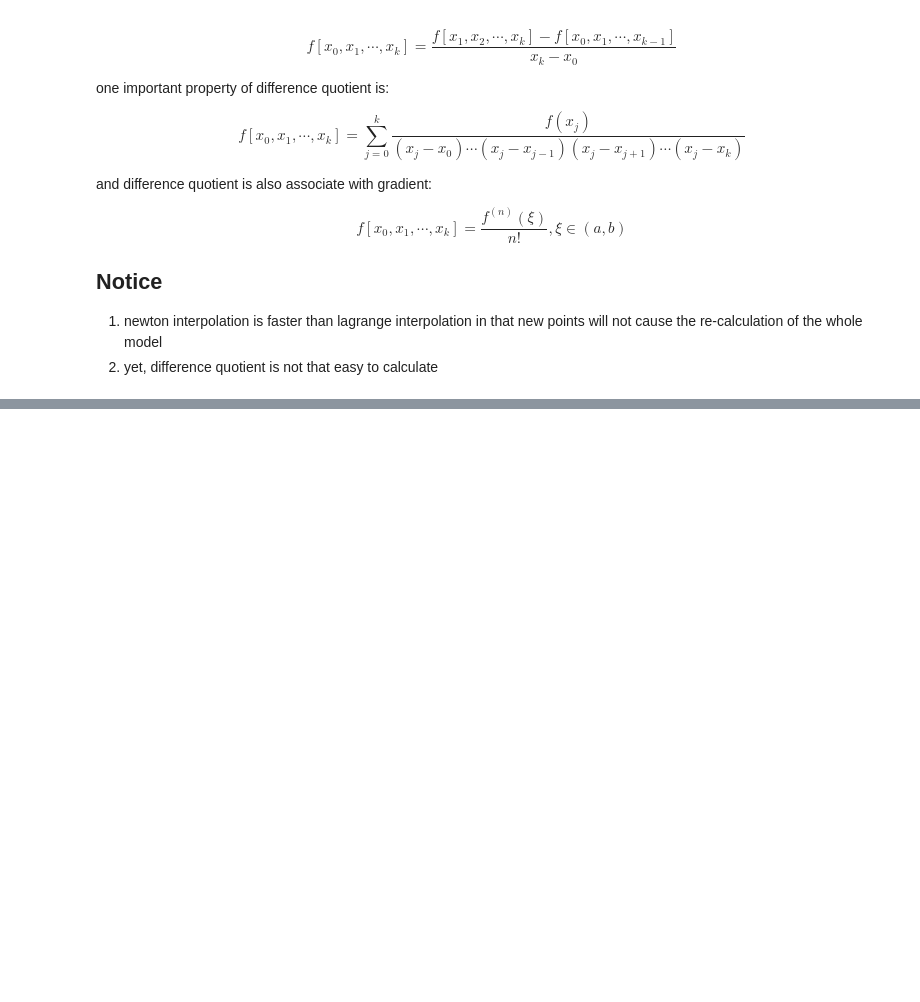
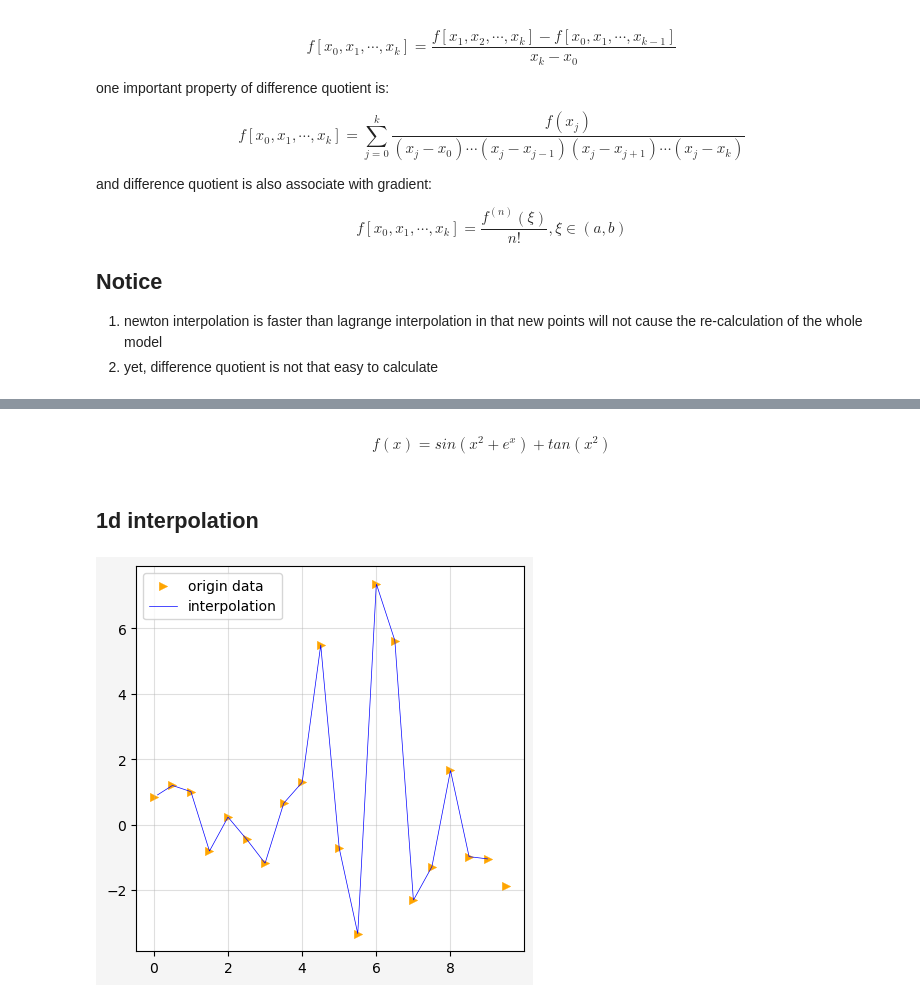
Before and after one commit to ChauserMondieu/machine_learning, a Jupyter notebook: chapters/interplation.ipynb, the cells around one changed output, grey strips where cells are left out. Drawn from its saved outputs; the diff is of its cells as text; code cells hidden in the pictures; blank space fills up the shorter version.

Commit message:
1205 interpolation

```diff
--- a/chapters/interplation.ipynb
+++ b/chapters/interplation.ipynb
@@ -103,0 +188,30 @@ from scipy import interpolate
+# %% [markdown]
+$$
+    f(x) = sin(x^2 + e^x) + tan(x^2)
+$$
+# %% [markdown]
+## 1d interpolation
+# %%
+from scipy.interpolate import interp1d
+import numpy as np
+import matplotlib
+from matplotlib import pyplot as plt
+
+x_range = np.arange(0,10,0.5)
+y_ori = np.sin(np.power(x_range,2) + np.exp(x_range)) + np.tan(np.power(x_range,2))
+
+interp_model = interp1d(x_range,y_ori)
+x_out = np.linspace(0.1,9,1000)
+y_int = interp_model(x_out)
+# %%
+%matplotlib inline
+fig, ax = plt.subplots(1,1,figsize=(5,5),
+                      facecolor="whitesmoke",
+                      edgecolor='gray')
+ax.scatter(x_range, y_ori, lw=.3, marker='>', color="orange", label='origin data')
+#ax.scatter(x_out, y_int, lw=.1, marker="x", color='green',label="interpolation data")
+ax.plot(x_out, y_int, lw=.5, ls='-', color='blue',label="interpolation")
+ax.legend(loc='best')
+ax.grid(alpha=0.4)
+# %% [output]
+[figure, added]
```
Also changed, not shown: parts of 8 cells of this notebook, 3 other files.
